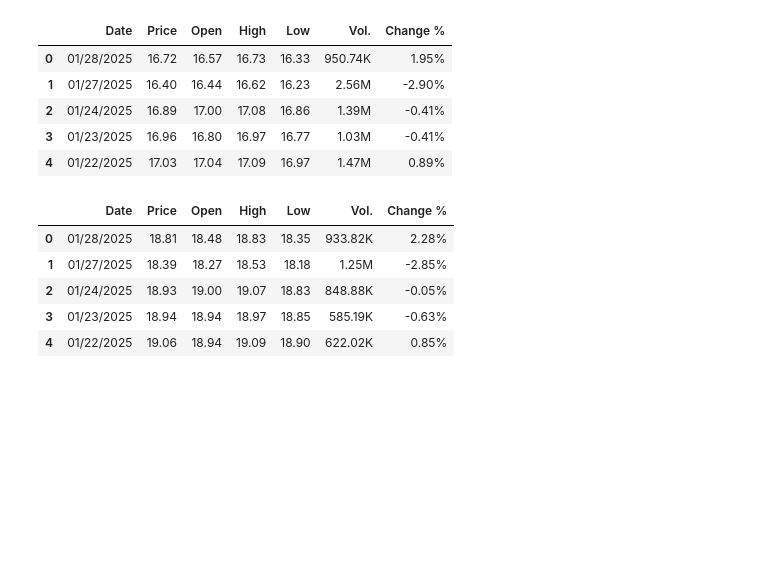
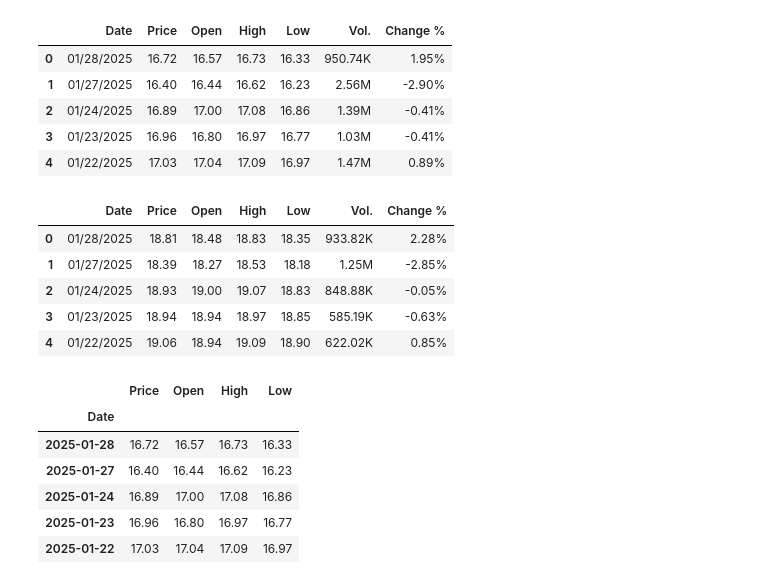
Before and after one commit to BensonMunene/Ratios-Strategy-App, a Jupyter notebook: Codes/Backtester Algorithm1.ipynb, the cells around one changed output. Saved outputs shown, nothing was run; the diff lists cells and outputs as text; code cells hidden in the pictures; blank space fills up the shorter version.

```diff
--- a/Codes/Backtester Algorithm1.ipynb
+++ b/Codes/Backtester Algorithm1.ipynb
@@ -35,0 +46,11 @@ YMAG.head()
+# %%
+#View the first few rows of the YMAX DataFrame
+YMAX.head()
+# %% [output]
+|  | Price | Open | High | Low |
+| Date |  |  |  |  |
+| 2025-01-28 | 16.72 | 16.57 | 16.73 | 16.33 |
+| 2025-01-27 | 16.40 | 16.44 | 16.62 | 16.23 |
+| 2025-01-24 | 16.89 | 17.00 | 17.08 | 16.86 |
+| 2025-01-23 | 16.96 | 16.80 | 16.97 | 16.77 |
+| 2025-01-22 | 17.03 | 17.04 | 17.09 | 16.97 |
```
Also changed, not shown: parts of 4 cells of this notebook.
